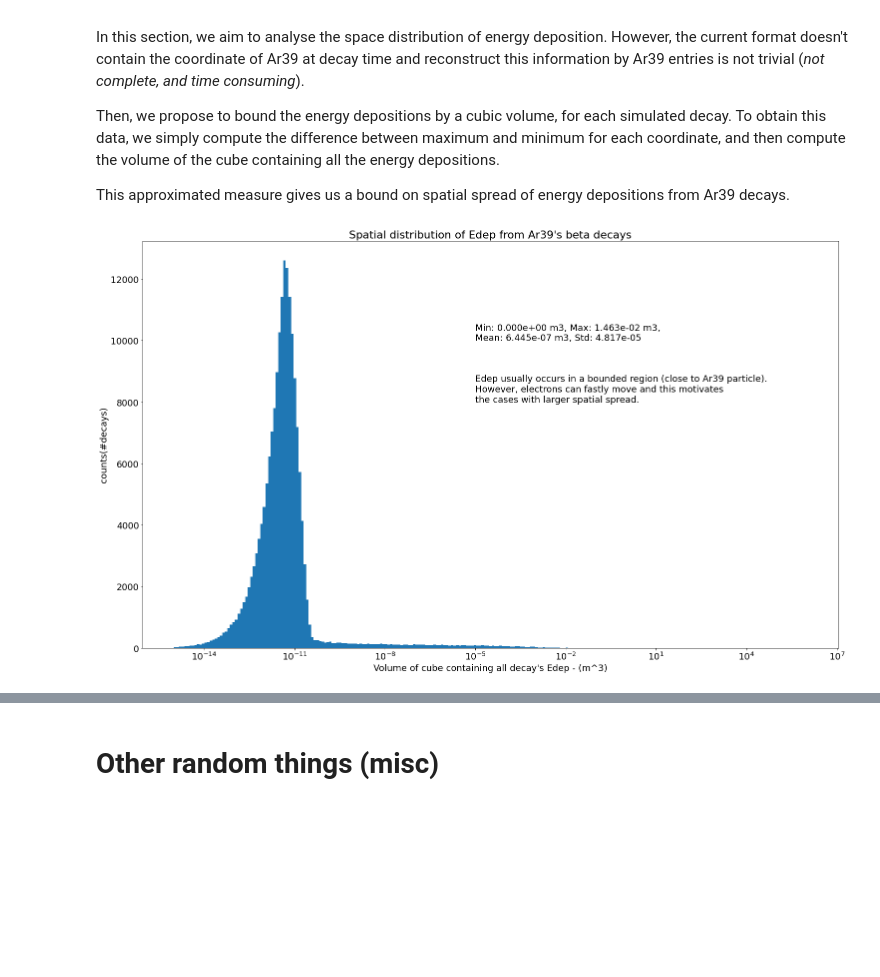
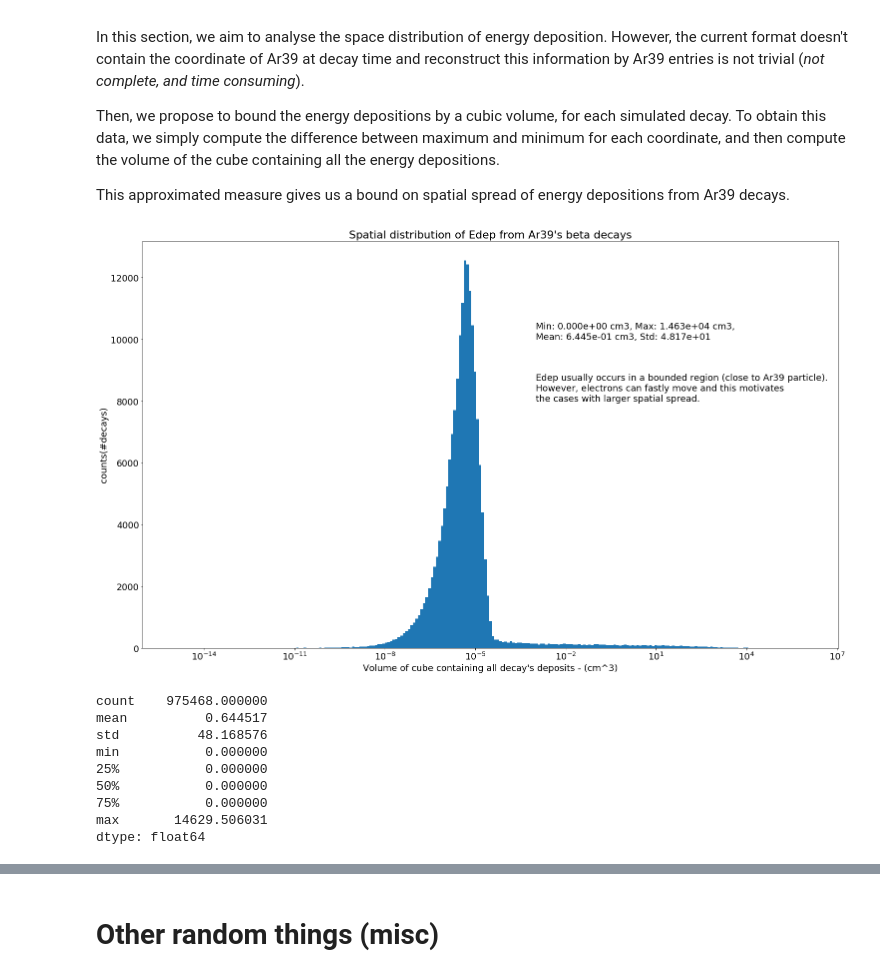
Before and after one commit to luigiberducci/ML4NP, a Jupyter notebook: Notebooks/analysis_1e6_ar39.ipynb, the cells around one changed output, grey strips where cells are left out. Drawn from its saved outputs; the diff is of its cells as text; code cells hidden in the pictures; blank space fills up the shorter version.

```diff
--- a/Notebooks/analysis_1e6_ar39.ipynb
+++ b/Notebooks/analysis_1e6_ar39.ipynb
@@ -92,22 +92,32 @@ This approximated measure gives us a bound on spatial spread of energy depositio
 # %%
 min_coord = entry_gb_decays[["x", "y", "z"]].min()
 max_coord = entry_gb_decays[["x", "y", "z"]].max()
-diff_coord = abs(max_coord - min_coord) / 1000    # convert in m
+diff_coord = abs(max_coord - min_coord) / 10    # convert in cm
 area_cube_decay = diff_coord.x * diff_coord.y * diff_coord.z
 
 cube_stats = area_cube_decay.describe()
 
 bins = np.logspace(-15, 6, 250)
 plt.hist(area_cube_decay, bins=bins)
 plt.xscale("log")
-plt.xlabel("Volume of cube containing all decay's Edep - (m^3)")
+plt.xlabel("Volume of cube containing all decay's deposits - (cm^3)")
 plt.ylabel("counts(#decays)")
 plt.title("Spatial distribution of Edep from Ar39's beta decays")
-plt.text(10**-5, 8000, "Edep usually occurs in a bounded region (close to Ar39 particle).\n" \
+plt.text(10**-3, 8000, "Edep usually occurs in a bounded region (close to Ar39 particle).\n" \
                     "However, electrons can fastly move and this motivates\n" \
                     "the cases with larger spatial spread.")
-plt.text(10**-5, 10000, "Min: {:.3e} m3, Max: {:.3e} m3,\nMean: {:.3e} m3, Std: {:.3e}".format(cube_stats.loc["min"], cube_stats.loc["max"],
+plt.text(10**-3, 10000, "Min: {:.3e} cm3, Max: {:.3e} cm3,\nMean: {:.3e} cm3, Std: {:.3e}".format(cube_stats.loc["min"], cube_stats.loc["max"],
                                                                                cube_stats.loc["mean"], cube_stats.loc["std"]))
 plt.show()
+area_cube_decay.describe()
 # %% [output]
-[figure, old version]
+[figure, new version]
+count    975468.000000
+mean          0.644517
+std          48.168576
+min           0.000000
+25%           0.000000
+50%           0.000000
+75%           0.000000
+max       14629.506031
+dtype: float64
```
Also changed, not shown: parts of 4 cells of this notebook, 1 other file.
